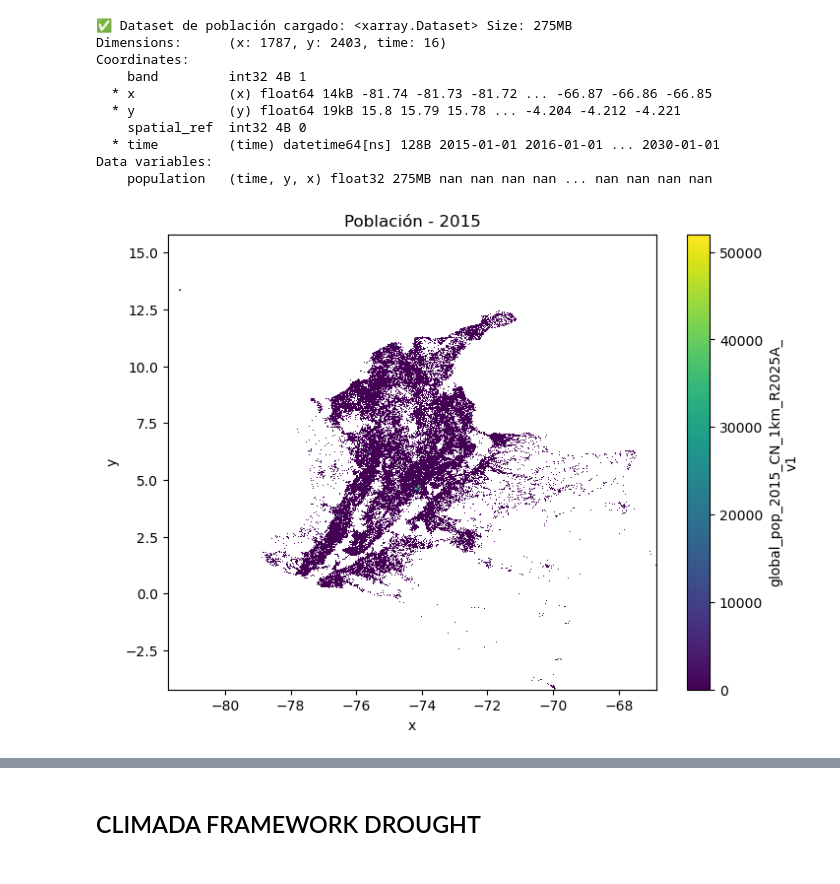
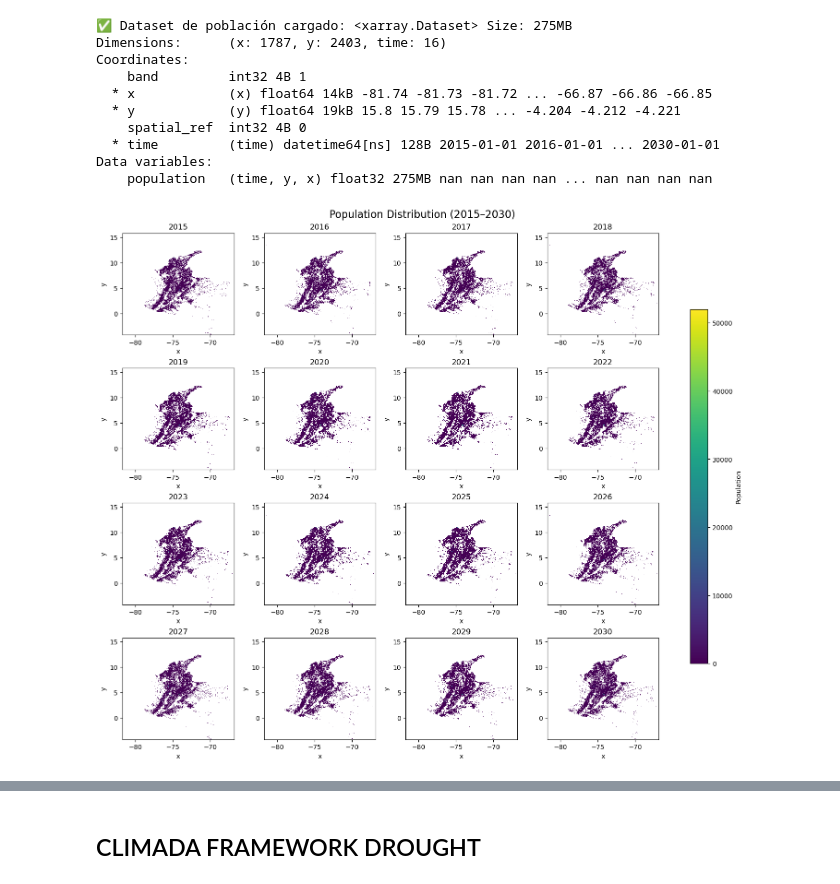
Before and after one commit to waleonr/CLIMADACOL, a Jupyter notebook: CLIMADA.ipynb, the cells around one changed output, grey strips where cells are left out. Drawn from its saved outputs; the diff is of its cells as text; code cells hidden in the pictures.

```diff
--- a/CLIMADA.ipynb
+++ b/CLIMADA.ipynb
@@ -383,12 +458,37 @@ Coordinates:
 Data variables:
     population   (time, y, x) float32 275MB nan nan nan nan ... nan nan nan nan
 # %%
-# Seleccionar un momento en el tiempo
-pop_2015 = ds_pop.sel(time="2015-01-01")["population"]
+import matplotlib.pyplot as plt
 
-# Graficar
-pop_2015.plot(cmap="viridis", figsize=(8,6))
-plt.title("Población - 2015")
+times = ds_pop.time.values
+
+# Crear grilla 4x4
+fig, axes = plt.subplots(4, 4, figsize=(14,12), constrained_layout=True)
+axes = axes.flatten()
+
+for i, t in enumerate(times):
+
+    pop = ds_pop.sel(time=t)["population"]
+
+    pop.plot(
+        ax=axes[i],
+        cmap="viridis",
+        add_colorbar=False
+    )
+
+    year = str(t)[:4]
+    axes[i].set_title(year)
+
+# Colorbar común
+cbar = fig.colorbar(
+    axes[0].collections[0],
+    ax=axes,
+    shrink=0.7
+)
+cbar.set_label("Population")
+
+plt.suptitle("Population Distribution (2015–2030)", fontsize=16)
+
 plt.show()
 # %% [output]
-[figure, old version]
+[figure, new version]
```
Also changed, not shown: parts of 49 cells of this notebook, 1 other file.
